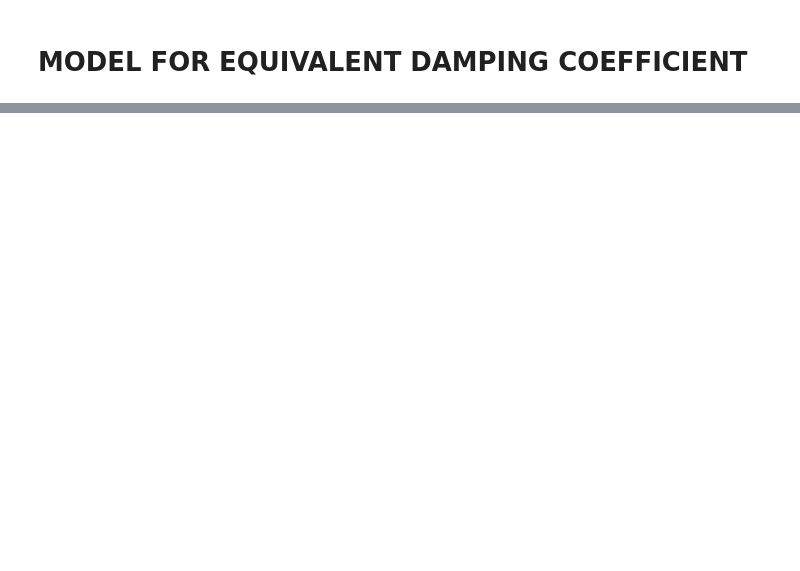
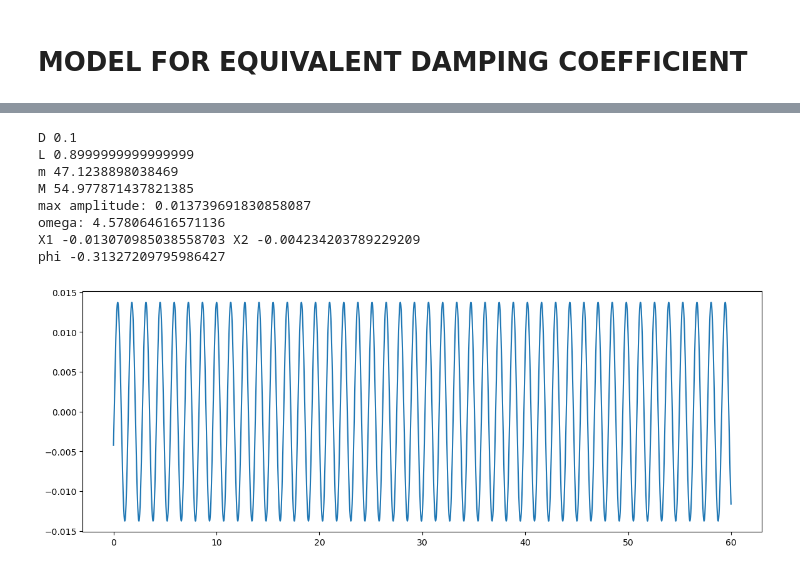
Before and after one commit to dinethnirmal/VIVCONV, a Jupyter notebook: Numeric_integration.ipynb, the cells around one changed output, grey strips where cells are left out. Drawn from its saved outputs; the diff is of its cells as text; code cells hidden in the pictures; blank space fills up the shorter version.

```diff
--- a/Numeric_integration.ipynb
+++ b/Numeric_integration.ipynb
@@ -794,0 +884,32 @@ maximum Reynold's number: 26678.038793010044
+# %%
+omega = omega_v
+P = c/M
+Q = k/M
+Fm = rho*D*U**2 *L *CL_rms/(np.sqrt(2)*M)
+X1 = Fm*(Q - omega**2)/((Q - omega**2)**2 + omega**2 * P**2)
+X2 = -Fm*omega*P/((Q - omega**2)**2 + omega**2 * P**2)
+phi = np.arcsin(X2/np.sqrt(X1**2 + X2**2))
+Amax = np.sqrt(X1**2 + X2**2)
+
+t = np.arange(0,60,0.01)
+y = Amax*np.sin(omega*t + phi)
+plt.figure(figsize=(14,5))
+plt.plot(t, y)
+print("D", D)
+print("L", L)
+print("m", m)
+print("M", M)
+print("max amplitude:", Amax)
+print("omega:", omega)
+print("X1", X1, "X2", X2)
+print("phi", phi)
+# %% [output]
+D 0.1
+L 0.8999999999999999
+m 47.1238898038469
+M 54.977871437821385
+max amplitude: 0.013739691830858087
+omega: 4.578064616571136
+X1 -0.013070985038558703 X2 -0.004234203789229209
+phi -0.31327209795986427
+[figure, added]
```
Also changed, not shown: parts of 42 cells of this notebook.
